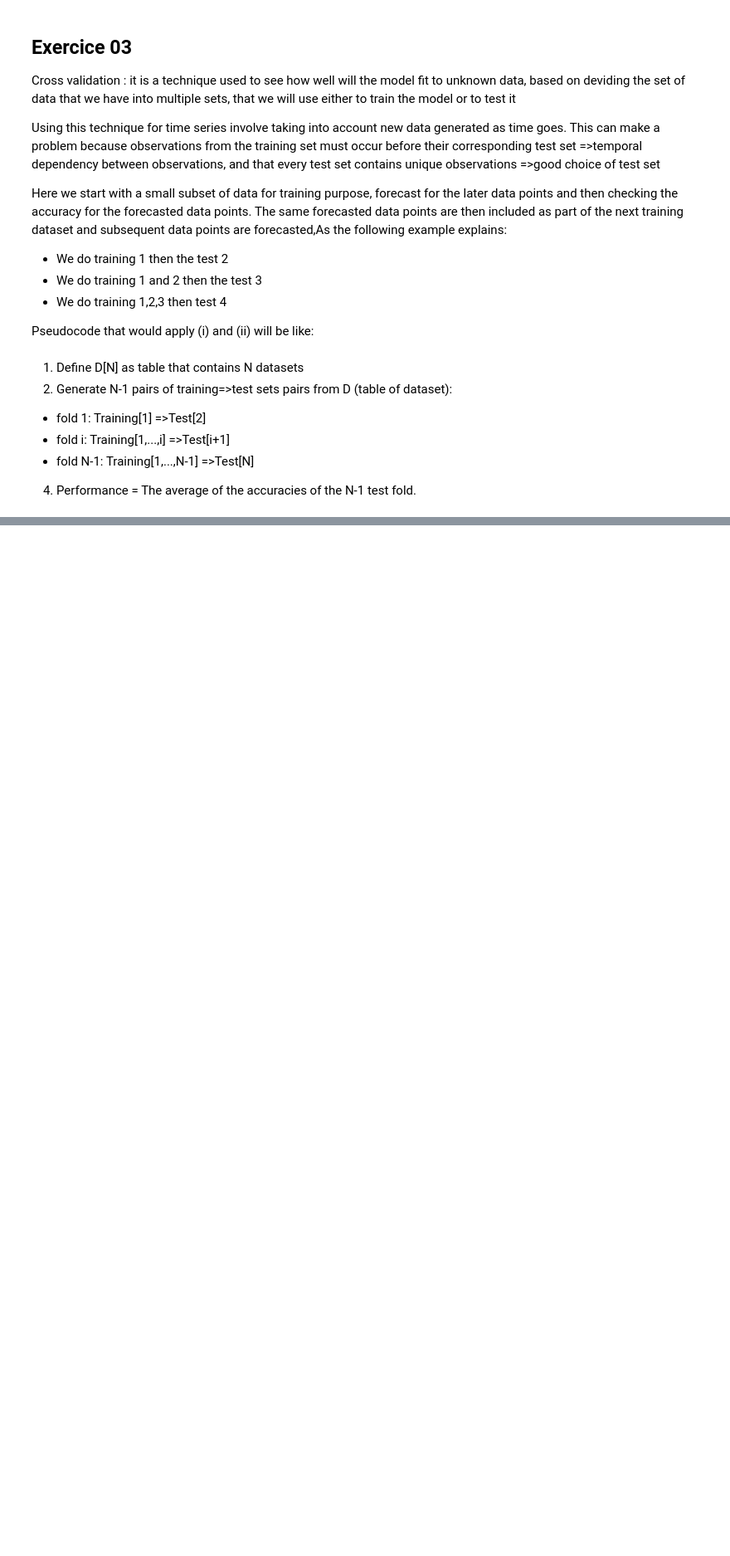
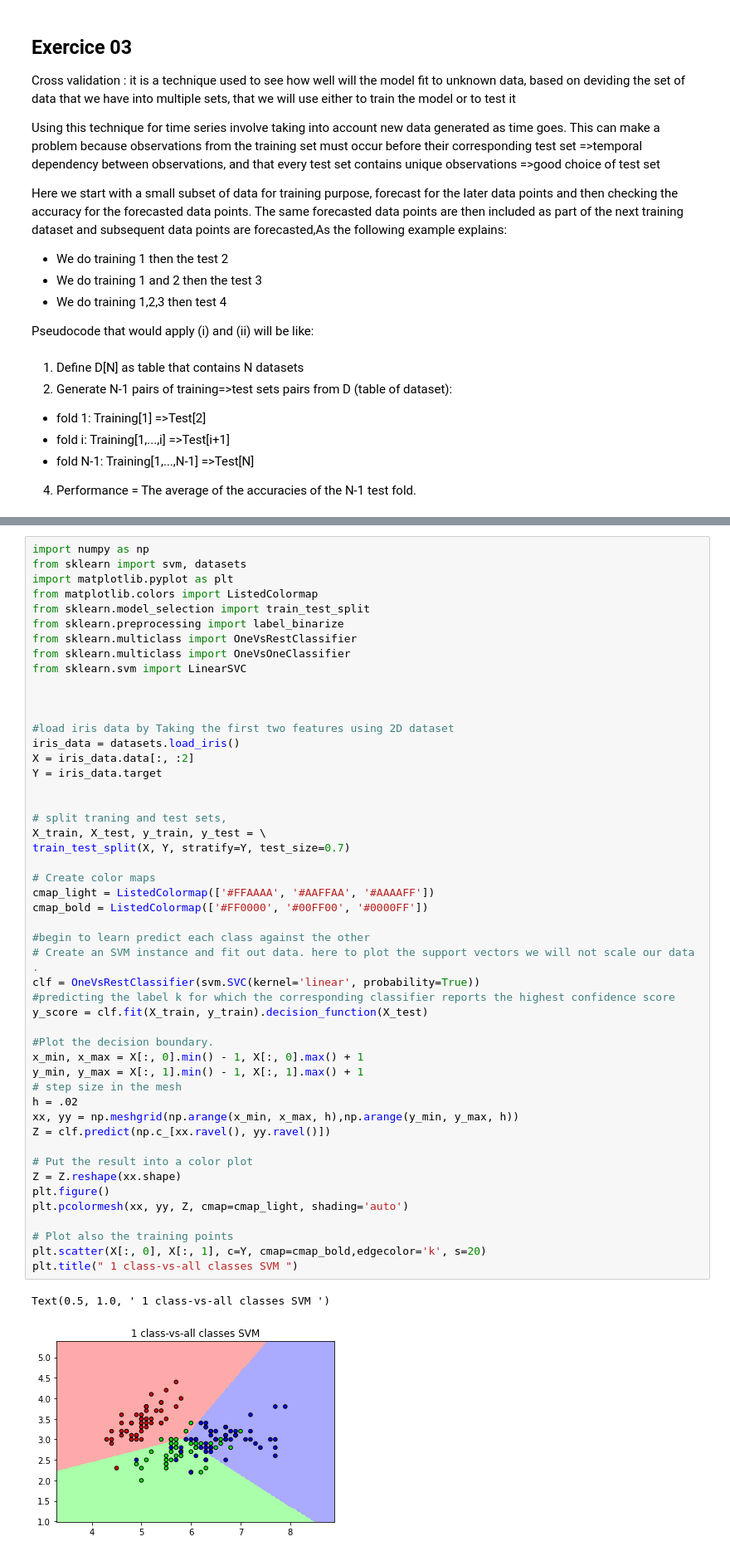
Before and after one commit to lougani-faouzi/DA, a Jupyter notebook: Assignments1.ipynb, the cells around one changed output, grey strips where cells are left out. Shown at 83% size. Saved outputs shown, nothing was run; the diff lists cells and outputs as text; blank space fills up the shorter version.

```diff
--- a/Assignments1.ipynb
+++ b/Assignments1.ipynb
@@ -247,0 +249,52 @@ a) multi-class SVM with the <1 class-vs-all classes> architecture, where 𝑘 cl
+# %%
+import numpy as np
+from sklearn import svm, datasets
+import matplotlib.pyplot as plt
+from matplotlib.colors import ListedColormap
+from sklearn.model_selection import train_test_split
+from sklearn.preprocessing import label_binarize
+from sklearn.multiclass import OneVsRestClassifier
+from sklearn.multiclass import OneVsOneClassifier
+from sklearn.svm import LinearSVC
+
+
+
+#load iris data by Taking the first two features using 2D dataset
+iris_data = datasets.load_iris()
+X = iris_data.data[:, :2]
+Y = iris_data.target
+
+
+# split traning and test sets,
+X_train, X_test, y_train, y_test = \
+train_test_split(X, Y, stratify=Y, test_size=0.7)
+
+# Create color maps
+cmap_light = ListedColormap(['#FFAAAA', '#AAFFAA', '#AAAAFF'])
+cmap_bold = ListedColormap(['#FF0000', '#00FF00', '#0000FF'])
+
+#begin to learn predict each class against the other
+# Create an SVM instance and fit out data. here to plot the support vectors we will not scale our data .
+clf = OneVsRestClassifier(svm.SVC(kernel='linear', probability=True))
+#predicting the label k for which the corresponding classifier reports the highest confidence score
+y_score = clf.fit(X_train, y_train).decision_function(X_test)
+
+#Plot the decision boundary.
+x_min, x_max = X[:, 0].min() - 1, X[:, 0].max() + 1
+y_min, y_max = X[:, 1].min() - 1, X[:, 1].max() + 1
+# step size in the mesh
+h = .02
+xx, yy = np.meshgrid(np.arange(x_min, x_max, h),np.arange(y_min, y_max, h))
+Z = clf.predict(np.c_[xx.ravel(), yy.ravel()])
+
+# Put the result into a color plot
+Z = Z.reshape(xx.shape)
+plt.figure()
+plt.pcolormesh(xx, yy, Z, cmap=cmap_light, shading='auto')
+
+# Plot also the training points
+plt.scatter(X[:, 0], X[:, 1], c=Y, cmap=cmap_bold,edgecolor='k', s=20)
+plt.title(" 1 class-vs-all classes SVM ")
+# %% [output]
+Text(0.5, 1.0, ' 1 class-vs-all classes SVM ')
+[figure, added]
```
Also changed, not shown: parts of 1 cell of this notebook.
